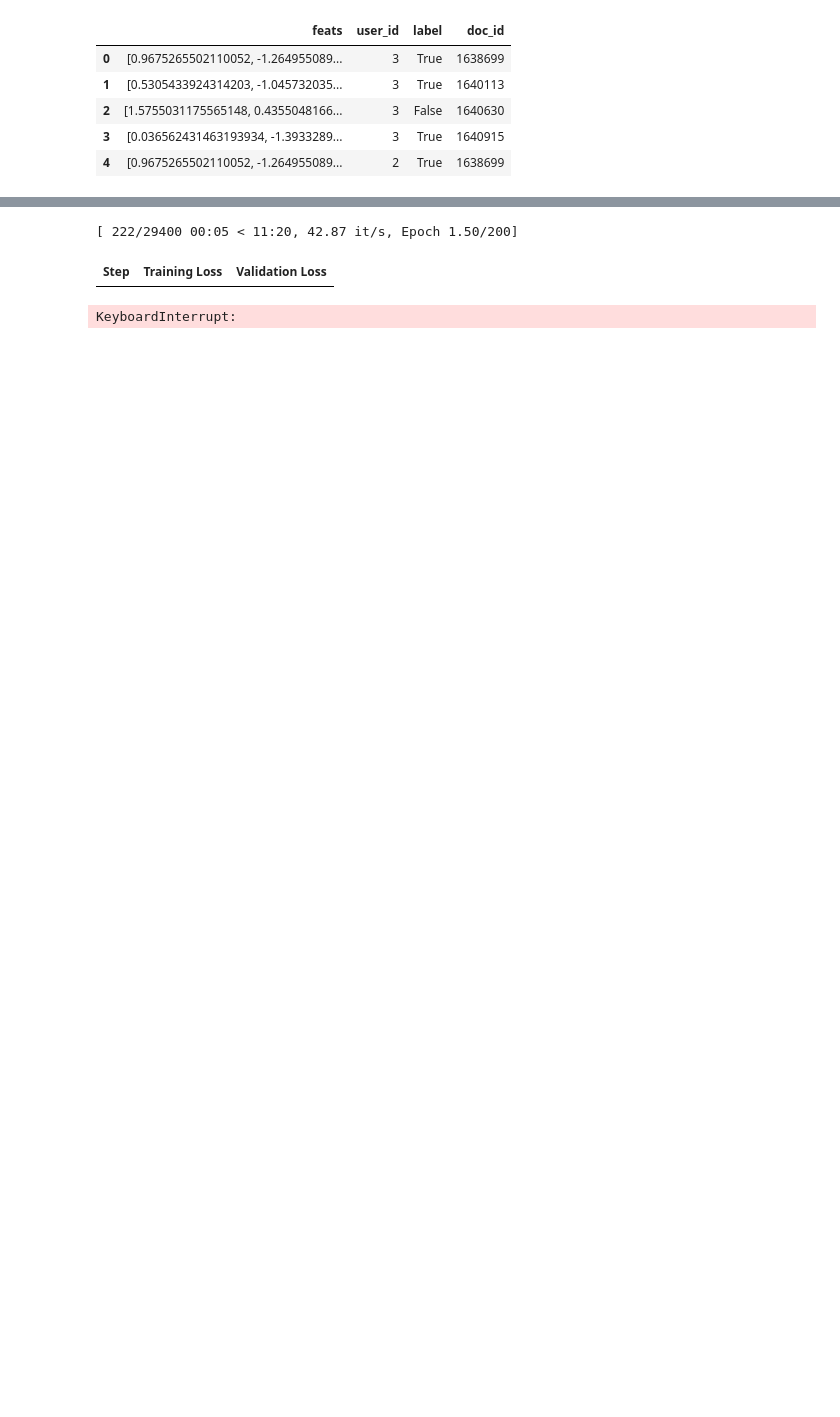
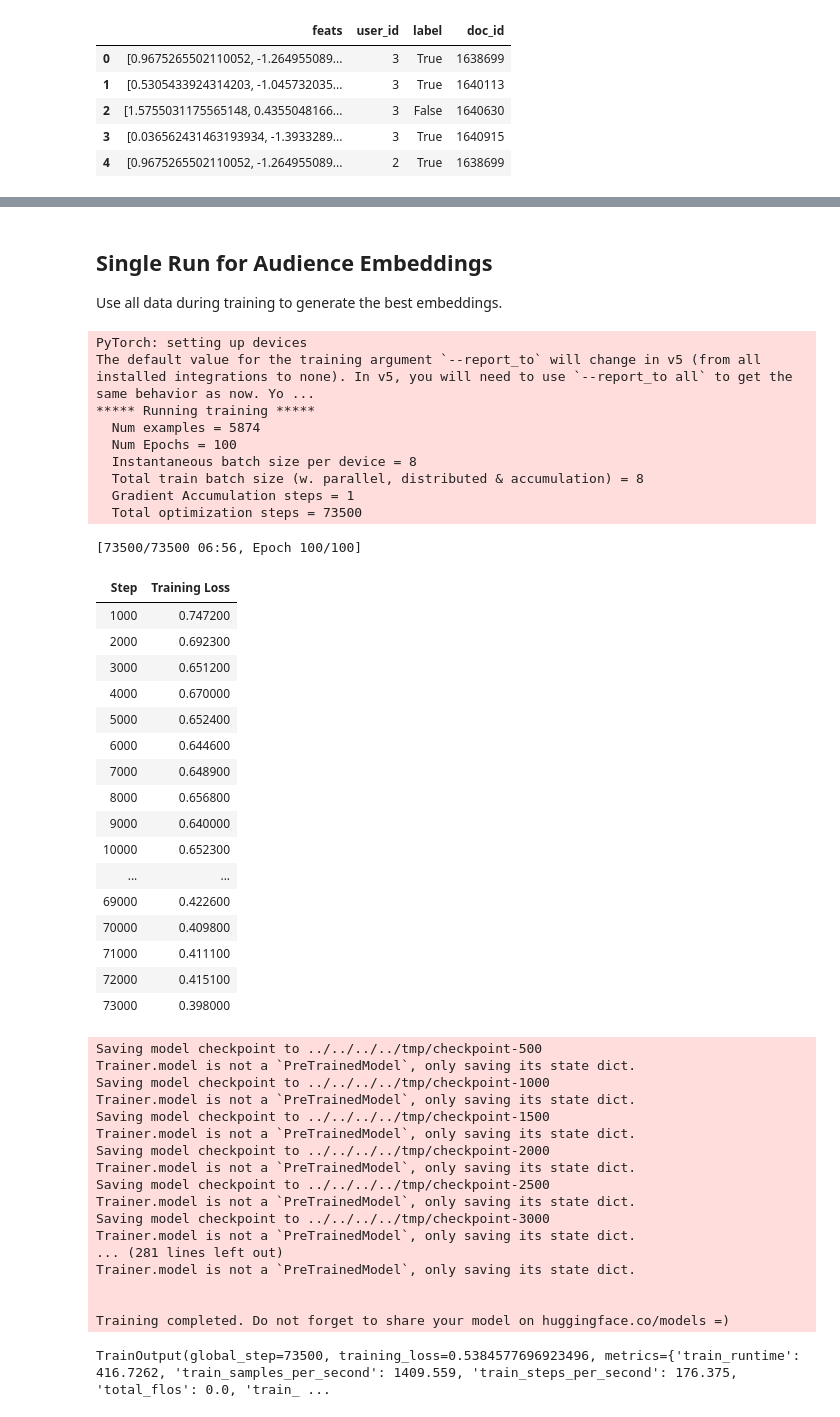
Before and after one commit to FiscalNote/IRT_Persuasion, a Jupyter notebook: editorials/Models.ipynb, the cells around one changed output, grey strips where cells are left out. Saved outputs shown, nothing was run; the diff lists cells and outputs as text; code cells hidden in the pictures; blank space fills up the shorter version.

Commit message:
fix editorials model + env files

```diff
--- a/editorials/Models.ipynb
+++ b/editorials/Models.ipynb
@@ -93,11 +266,66 @@ train[0]
+# %% [markdown]
+## Single Run for Audience Embeddings
+
+Use all data during training to generate the best embeddings.
+# %%
+data = create_full_data(feature_types=['style_scaled', 'text_lemma_bin'])
 # %%
 from transformers import Trainer, TrainingArguments
-model = IRTNet(D_in, num_users)
-args = TrainingArguments(num_train_epochs=200, output_dir="../../../../tmp", learning_rate=0.001, disable_tqdm=False, logging_steps=1000, evaluation_strategy="steps")
 
-trainer = Trainer(model=model, train_dataset=train, args=args, eval_dataset=test, compute_metrics=do_metrics)
+D_in = len(data.iloc[0].feats)
+num_users = data.user_id.nunique()
+model_arguments = {'D_in': D_in, 'num_users': num_users, 'C': 1e-4, 'reg_type': 'l1'}
+
+model = IRTNet(**model_arguments)
+args = TrainingArguments(num_train_epochs=100, output_dir="../../../../tmp", learning_rate=0.005, disable_tqdm=False, logging_steps=1000)
+
+data2 = data.to_dict(orient='records')
+
+trainer = Trainer(model=model, train_dataset=data2, args=args, eval_dataset=data2)
 trainer.train()
 # %% [output]
-[ 222/29400 00:05 < 11:20, 42.87 it/s, Epoch 1.50/200]
+PyTorch: setting up devices
+The default value for the training argument `--report_to` will change in v5 (from all installed integrations to none). In v5, you will need to use `--report_to all` to get the same behavior as now. Yo ...
+***** Running training *****
+  Num examples = 5874
+  Num Epochs = 100
+  Instantaneous batch size per device = 8
+  Total train batch size (w. parallel, distributed & accumulation) = 8
+  Gradient Accumulation steps = 1
+  Total optimization steps = 73500
+[73500/73500 06:56, Epoch 100/100]
-| Step | Training Loss | Validation Loss |
+| Step | Training Loss |
+| 1000 | 0.747200 |
+| 2000 | 0.692300 |
+| 3000 | 0.651200 |
+| 4000 | 0.670000 |
+| 5000 | 0.652400 |
+| 6000 | 0.644600 |
+| 7000 | 0.648900 |
+| 8000 | 0.656800 |
+| 9000 | 0.640000 |
+| 10000 | 0.652300 |
+| ... | ... |
+| 69000 | 0.422600 |
+| 70000 | 0.409800 |
+| 71000 | 0.411100 |
+| 72000 | 0.415100 |
+| 73000 | 0.398000 |
-KeyboardInterrupt:
+Saving model checkpoint to ../../../../tmp/checkpoint-500
+Trainer.model is not a `PreTrainedModel`, only saving its state dict.
+Saving model checkpoint to ../../../../tmp/checkpoint-1000
+Trainer.model is not a `PreTrainedModel`, only saving its state dict.
+Saving model checkpoint to ../../../../tmp/checkpoint-1500
+Trainer.model is not a `PreTrainedModel`, only saving its state dict.
+Saving model checkpoint to ../../../../tmp/checkpoint-2000
+Trainer.model is not a `PreTrainedModel`, only saving its state dict.
+Saving model checkpoint to ../../../../tmp/checkpoint-2500
+Trainer.model is not a `PreTrainedModel`, only saving its state dict.
+Saving model checkpoint to ../../../../tmp/checkpoint-3000
+Trainer.model is not a `PreTrainedModel`, only saving its state dict.
+... (281 lines left out)
+Trainer.model is not a `PreTrainedModel`, only saving its state dict.
+
+
+Training completed. Do not forget to share your model on huggingface.co/models =)
+TrainOutput(global_step=73500, training_loss=0.5384577696923496, metrics={'train_runtime': 416.7262, 'train_samples_per_second': 1409.559, 'train_steps_per_second': 176.375, 'total_flos': 0.0, 'train_ ...
```
Also changed, not shown: parts of 28 cells of this notebook, 2 other files.
